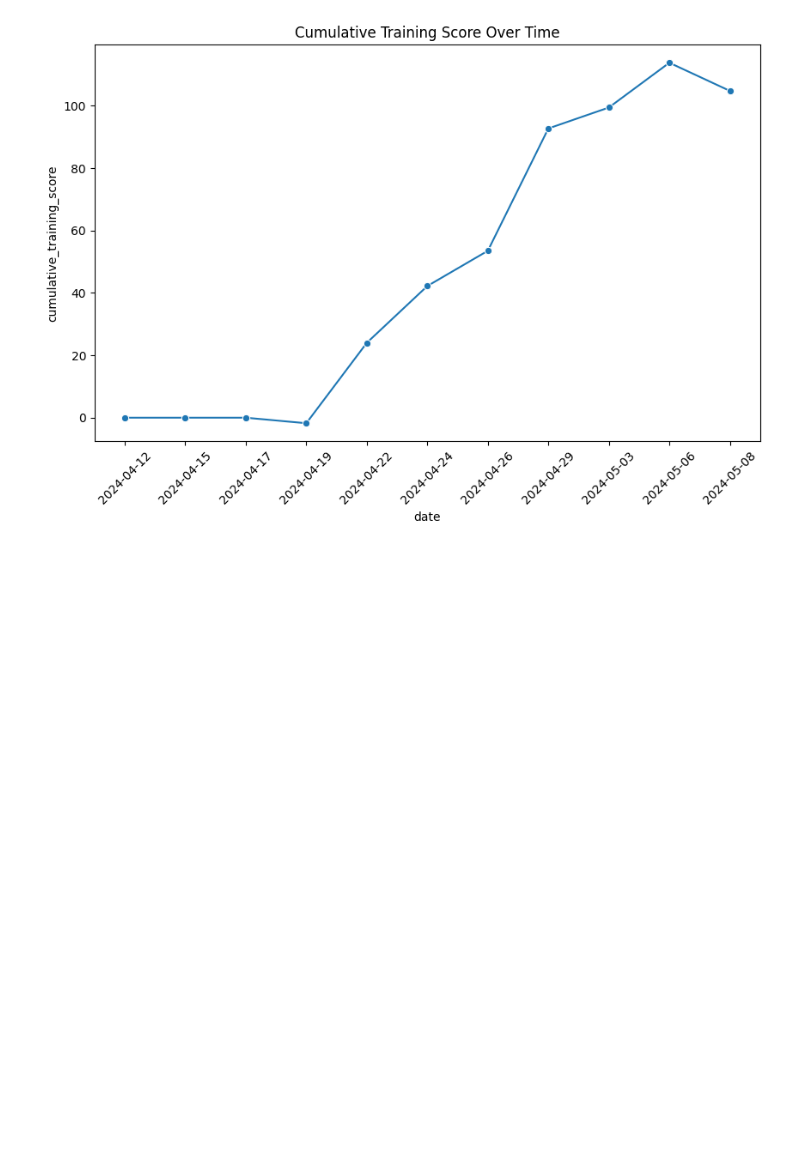
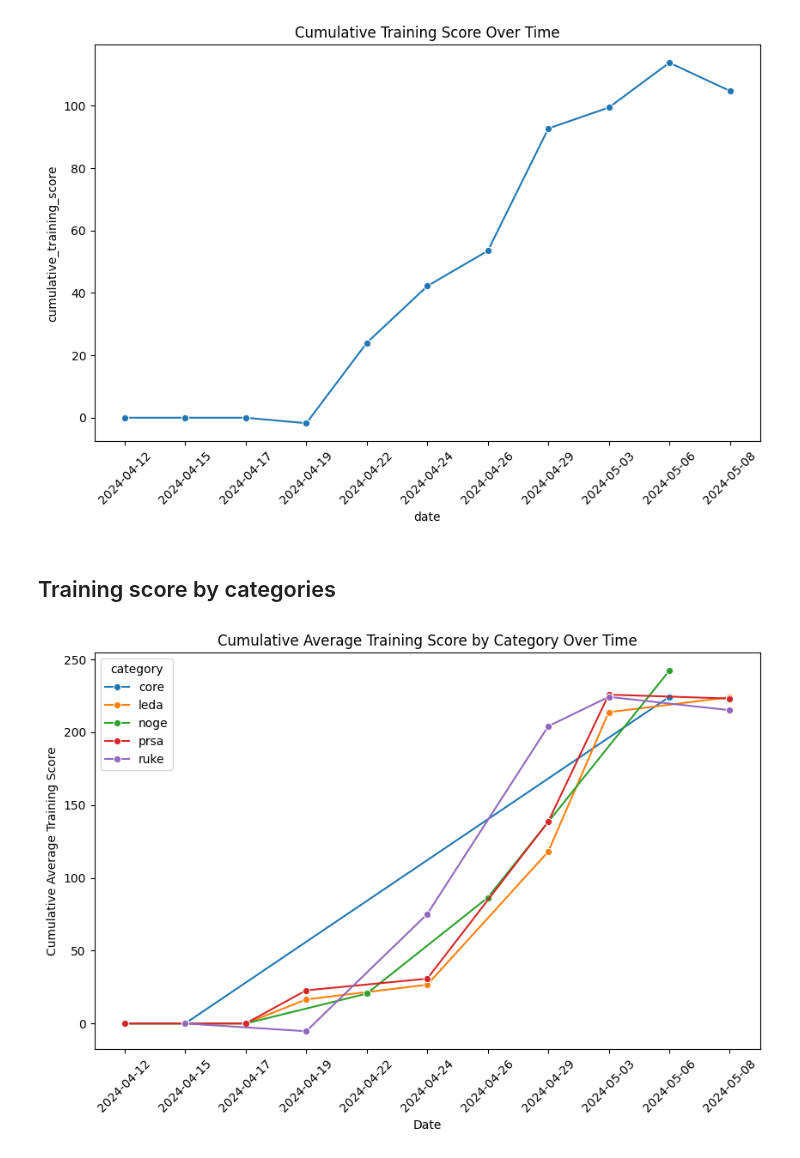
Before and after one commit to PtahSeker/psw-workout, a Jupyter notebook: workout.ipynb, the cells around one changed output. Saved outputs shown, nothing was run; the diff lists cells and outputs as text; code cells hidden in the pictures; blank space fills up the shorter version.

```diff
--- a/workout.ipynb
+++ b/workout.ipynb
@@ -108,6 +121,11 @@ average_weights['previous_weighted_average'] = (
     average_weights['previous_weighted_average'].fillna(
     average_weights['weighted_average']))
 
+# Take only rows with non-zero values for both weighted_averages
+average_weights = average_weights.loc[
+    (average_weights['weighted_average'] != 0)
+    & (average_weights['previous_weighted_average'] != 0)]
+
 # Calculate the training score for each exercise
 average_weights['training_score'] = 100 * (
     average_weights['weighted_average']
@@ -131,3 +149,23 @@ plt.xticks(rotation=45)
 plt.show()
 # %% [output]
 [figure]
+# %% [markdown]
+## Training score by categories
+# %%
+training_score_by_category = average_weights.groupby(['date', 'category'])[
+    'training_score'].mean().reset_index()
+
+# Calculate the cumulative training score over time
+training_score_by_category['cumulative_training_score'] = (
+    training_score_by_category['training_score'].cumsum())
+
+plt.figure(figsize=(10, 6))
+sns.lineplot(x='date', y='cumulative_training_score', hue='category',
+             data=training_score_by_category, marker='o')
+plt.title('Cumulative Average Training Score by Category Over Time')
+plt.xlabel('Date')
+plt.ylabel('Cumulative Average Training Score')
+plt.xticks(rotation=45)
+plt.show()
+# %% [output]
+[figure, added]
```
Also changed, not shown: parts of 3 cells of this notebook.
